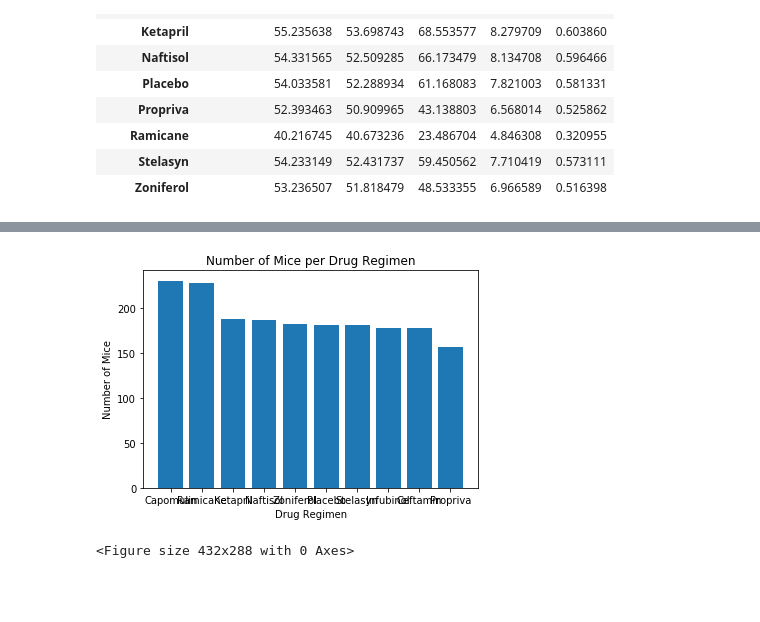
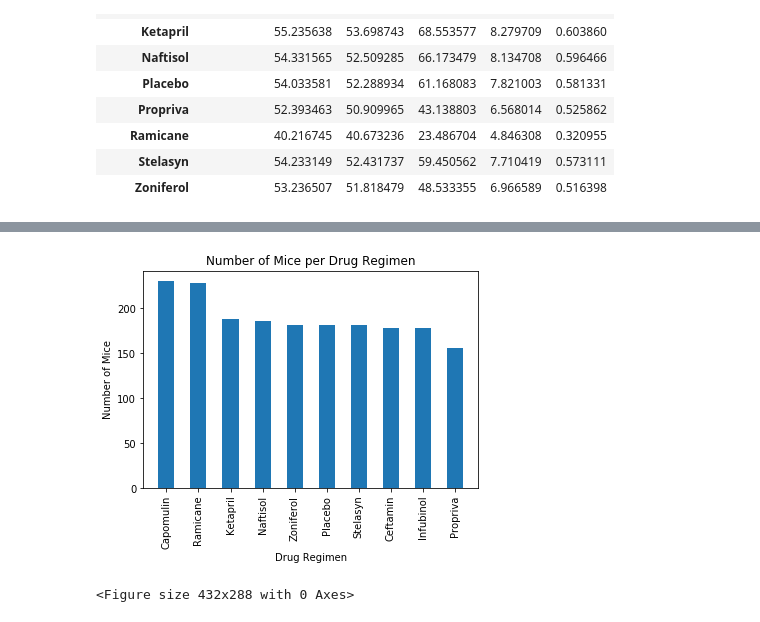
Before and after one commit to MabelDS89/matplotlib-challenge, a Jupyter notebook: Matplotlib Challenge.ipynb, the cells around one changed output, grey strips where cells are left out. Cells and saved outputs as stored; diff of their text form; code cells hidden in the pictures; blank space fills up the shorter version.

```diff
--- a/Matplotlib Challenge.ipynb
+++ b/Matplotlib Challenge.ipynb
@@ -149,19 +149,19 @@ plt.tight_layout()
 # %%
 # Generate a bar plot showing the number of mice per time point for each treatment throughout the course of the study using pyplot.
 count_regimen2 = clean_merged_mouse_df["Drug Regimen"].value_counts()
 x = count_regimen2.index.values
 y = count_regimen2.values
-plt.bar(x, y, align="center")
+plt.bar(x, y, width=0.5, align="center")
 plt.title("Number of Mice per Drug Regimen")
 plt.xlabel("Drug Regimen")
 plt.ylabel("Number of Mice")
-drugregimen =
-tick_locations = [value for value in x]
-plt.xticks(tick_locations, drugregimen)
+plt.xticks(x, rotation='vertical')
+#plt.xlim(-0.75, len(x_axis))
+#plt.ylim(0, max(rain_df["Inches"])+10)
 plt.show()
 plt.tight_layout()
 # %% [output]
-[figure, old version]
+[figure, new version]
 <Figure size 432x288 with 0 Axes>
 # %%
 #Pie Plots
```
Also changed, not shown: parts of 5 cells of this notebook.
